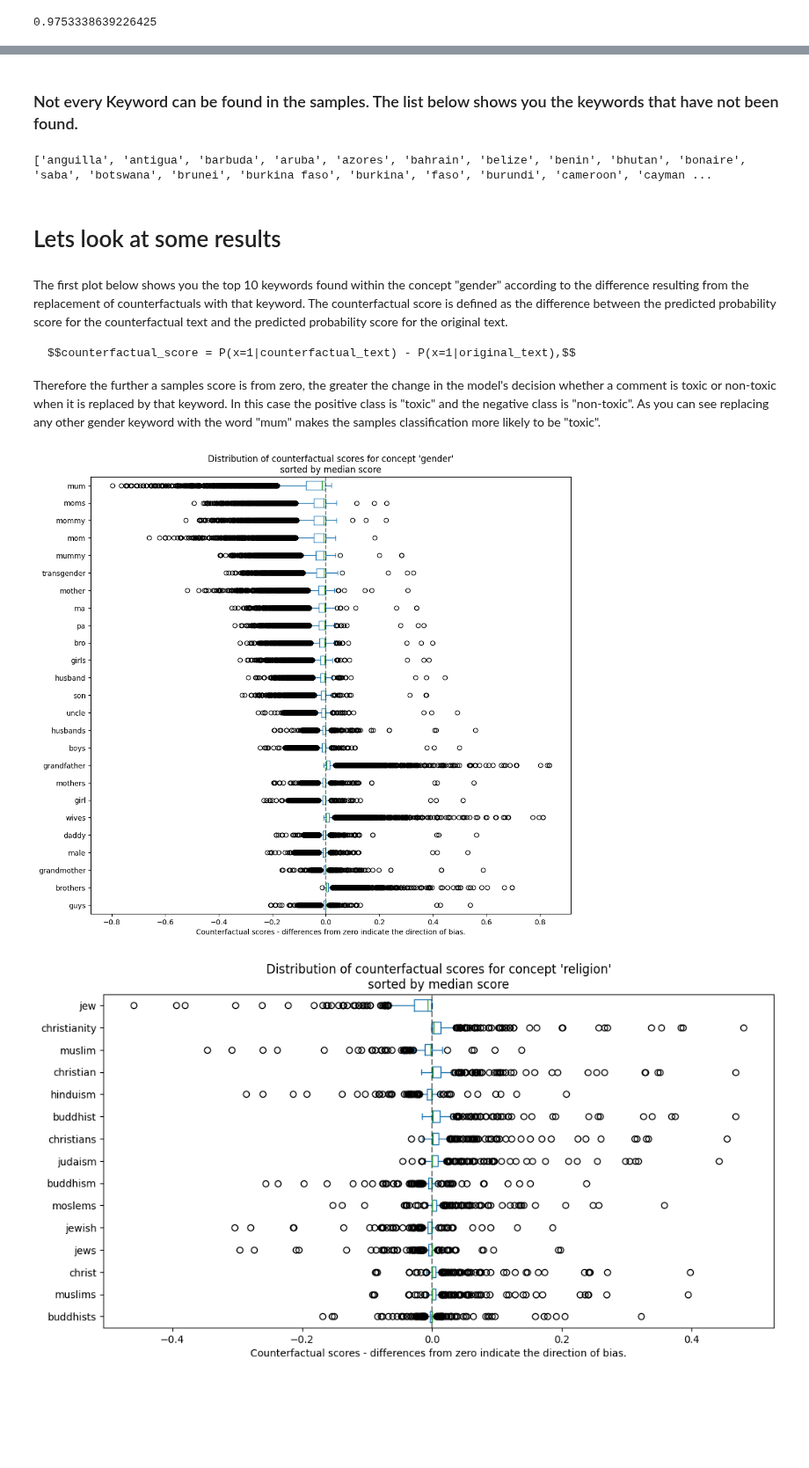
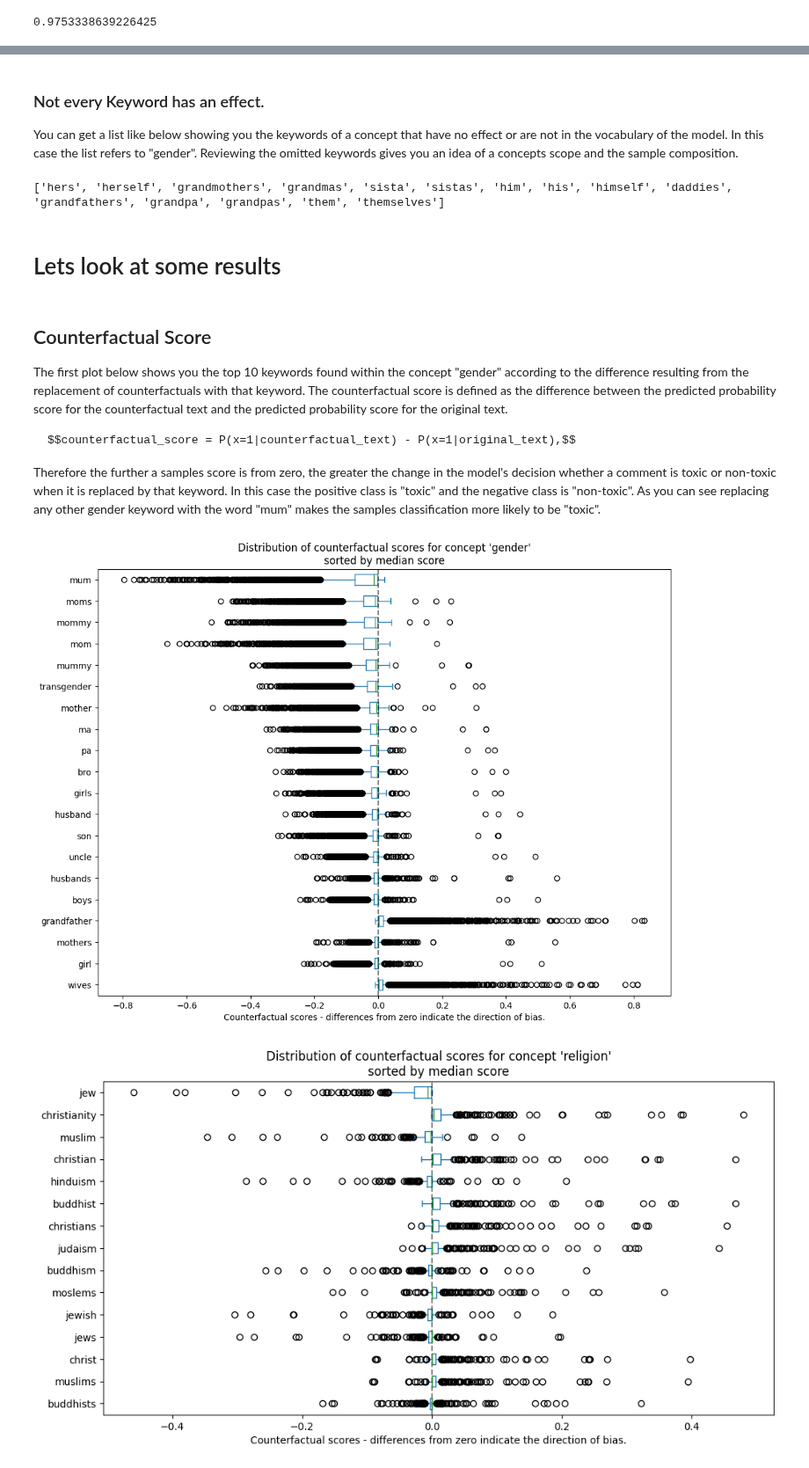
Before and after one commit to biaslyze-dev/biaslyze, a Jupyter notebook: notebooks/Tutorial_biaslyze_toxic-comments-usecase.ipynb, the cells around one changed output, grey strips where cells are left out. Shown at 88% size. Cells and saved outputs as stored; diff of their text form; code cells hidden in the pictures; blank space fills up the shorter version.

```diff
--- a/notebooks/Tutorial_biaslyze_toxic-comments-usecase.ipynb
+++ b/notebooks/Tutorial_biaslyze_toxic-comments-usecase.ipynb
@@ -95,12 +89,14 @@ counterfactual_detection_results = bias_detector.process(
 # %% [markdown]
-### Not every Keyword can be found in the samples. The list below shows you the keywords that have not been found.
+### Not every Keyword has an effect.
+You can get a list like below showing you the keywords of a concept that have no effect or are not in the vocabulary of the model. In this case the list refers to "gender". Reviewing the omitted keywords gives you an idea of a concepts scope and the sample composition.
 # %%
-print(counterfactual_detection_results.concept_results[0].omitted_keywords)
+print(counterfactual_detection_results.concept_results[1].omitted_keywords)
 # %% [output]
-['anguilla', 'antigua', 'barbuda', 'aruba', 'azores', 'bahrain', 'belize', 'benin', 'bhutan', 'bonaire', 'saba', 'botswana', 'brunei', 'burkina faso', 'burkina', 'faso', 'burundi', 'cameroon', 'cayman ...
+['hers', 'herself', 'grandmothers', 'grandmas', 'sista', 'sistas', 'him', 'his', 'himself', 'daddies', 'grandfathers', 'grandpa', 'grandpas', 'them', 'themselves']
 # %% [markdown]
 # Lets look at some results
 # %% [markdown]
+## Counterfactual Score
 The first plot below shows you the top 10 keywords found within the concept "gender" according to the difference resulting from the replacement of counterfactuals with that keyword.
 The counterfactual score is defined as the difference between the predicted probability score for the counterfactual text and  the predicted probability score for the original text.
 
@@ -108,9 +104,9 @@ The counterfactual score is defined as the difference between the predicted prob
 
 Therefore the further a samples score is from zero, the greater the change in the model's decision whether a comment is toxic or non-toxic when it is replaced by that keyword. In this case the positive class is "toxic" and the negative class is "non-toxic". As you can see replacing any other gender keyword with the word "mum" makes the samples classification more likely to be "toxic".
 # %%
-counterfactual_detection_results.visualize_counterfactual_scores(concept="gender", top_n=25)
+counterfactual_detection_results.visualize_counterfactual_scores(concept="gender", top_n=20)
 # %% [output]
-[figure, old version]
+[figure, new version]
 # %%
 counterfactual_detection_results.visualize_counterfactual_scores(concept="religion", top_n=15)
 # %% [output]
```
Also changed, not shown: parts of 9 cells of this notebook, 11 other files.
